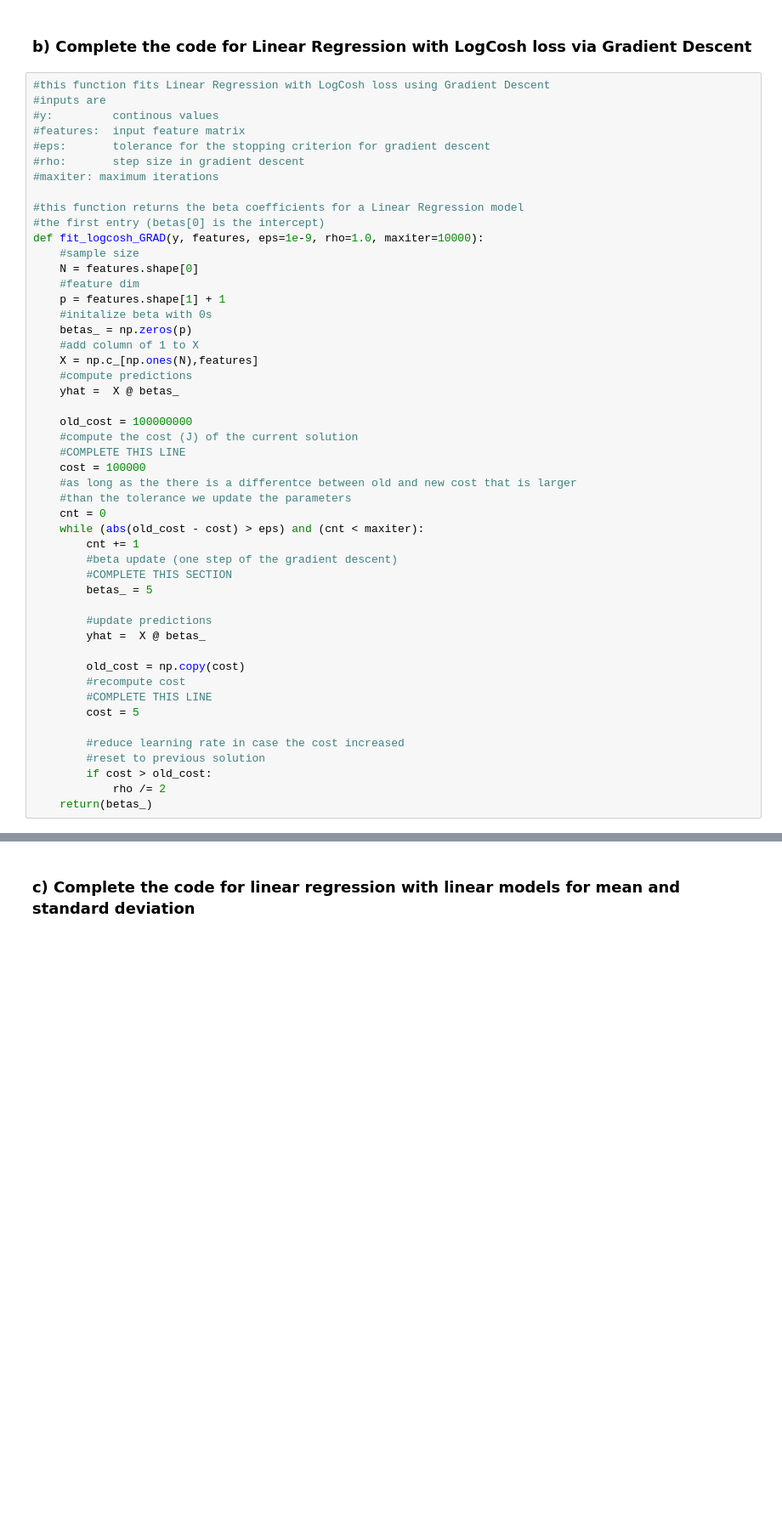
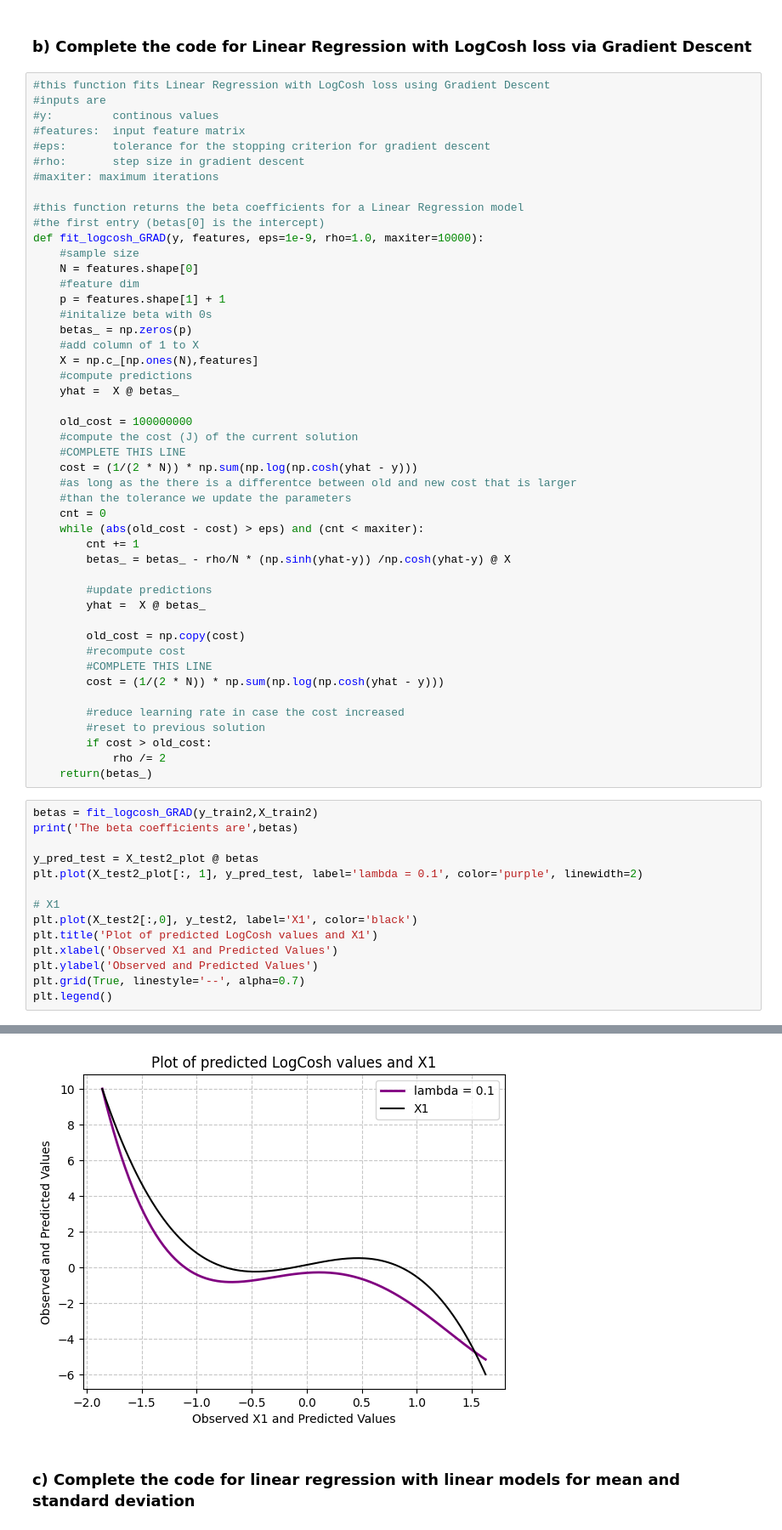
Before and after one commit to jrlove11/ML_CW1, a Jupyter notebook: materials/Notebook_MPHY0041_2324_CW1.ipynb, the cells around one changed output, grey strips where cells are left out. Shown at 85% size. Cells and saved outputs as stored; diff of their text form; blank space fills up the shorter version.

```diff
--- a/materials/Notebook_MPHY0041_2324_CW1.ipynb
+++ b/materials/Notebook_MPHY0041_2324_CW1.ipynb
@@ -176,15 +260,13 @@ def fit_logcosh_GRAD(y, features, eps=1e-9, rho=1.0, maxiter=10000):
     old_cost = 100000000
     #compute the cost (J) of the current solution
     #COMPLETE THIS LINE
-    cost = 100000
+    cost = (1/(2 * N)) * np.sum(np.log(np.cosh(yhat - y)))
     #as long as the there is a differentce between old and new cost that is larger
     #than the tolerance we update the parameters
     cnt = 0
     while (abs(old_cost - cost) > eps) and (cnt < maxiter):
         cnt += 1
-        #beta update (one step of the gradient descent)
-        #COMPLETE THIS SECTION
-        betas_ = 5
+        betas_ = betas_ - rho/N * (np.sinh(yhat-y)) /np.cosh(yhat-y) @ X
 
         #update predictions
         yhat =  X @ betas_
@@ -192,10 +274,25 @@ def fit_logcosh_GRAD(y, features, eps=1e-9, rho=1.0, maxiter=10000):
         old_cost = np.copy(cost)
         #recompute cost
         #COMPLETE THIS LINE
-        cost = 5
+        cost = (1/(2 * N)) * np.sum(np.log(np.cosh(yhat - y)))
 
         #reduce learning rate in case the cost increased
         #reset to previous solution
         if cost > old_cost:
             rho /= 2
     return(betas_)
+# %%
+betas = fit_logcosh_GRAD(y_train2,X_train2)
+print('The beta coefficients are',betas)
+
+y_pred_test = X_test2_plot @ betas
+plt.plot(X_test2_plot[:, 1], y_pred_test, label='lambda = 0.1', color='purple', linewidth=2)
+
+# X1
+plt.plot(X_test2[:,0], y_test2, label='X1', color='black')
+plt.title('Plot of predicted LogCosh values and X1')
+plt.xlabel('Observed X1 and Predicted Values')
+plt.ylabel('Observed and Predicted Values')
+plt.grid(True, linestyle='--', alpha=0.7)
+plt.legend()
+# %% [output]
@@ -202,3 +301,4 @@ def fit_logcosh_GRAD(y, features, eps=1e-9, rho=1.0, maxiter=10000):
+[figure, added]
 # %% [markdown]
 ### c) Complete the code for linear regression with linear models for mean and standard deviation
 # %% [markdown]
```
Also changed, not shown: parts of 33 cells of this notebook, 3 other files.
